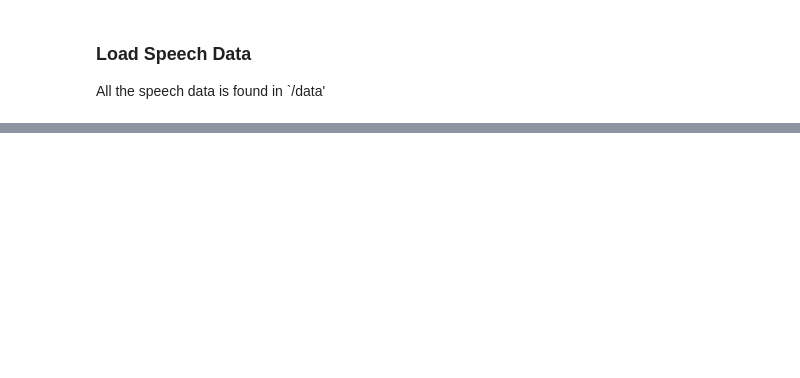
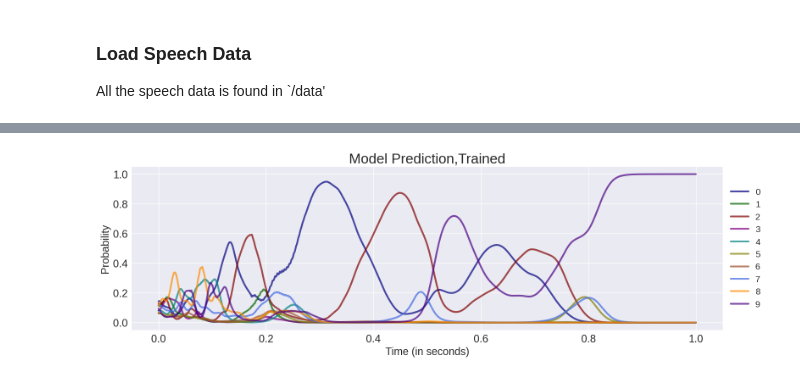
Before and after one commit to ganning127/imamlab-neural-oscillators, a Jupyter notebook: tutorial.ipynb, the cells around one changed output, grey strips where cells are left out. Drawn from its saved outputs; the diff is of its cells as text; code cells hidden in the pictures; blank space fills up the shorter version.

```diff
--- a/tutorial.ipynb
+++ b/tutorial.ipynb
@@ -51,10 +88,10 @@ audio_path = "./data/0_60_25.wav"
 # %%
-def load_speech(path):
+def load_speech(path, data_params):
 
     #load raw data
     audio, sample_rate = torchaudio.load(path)
 
-    target_length = 48000
+    target_length = data_params["batch_length"] #48000
     current_length = audio.shape[1]
 
     padding = torch.zeros((audio.shape[0], target_length - current_length))
@@ -62,8 +99,8 @@ def load_speech(path):
 
 
     #downsample to 8kHz
-    original_sampling_rate = 48000
-    new_sampling_rate = 8000
+    original_sampling_rate = data_params["original_sampling_rate"]
+    new_sampling_rate = data_params["downsample_length"]
 
     transform = torchaudio.transforms.Resample(orig_freq=original_sampling_rate,
                                             new_freq=new_sampling_rate)
@@ -78,6 +115,6 @@ def load_speech(path):
 
     return new_signal, new_sampling_rate
 # %%
-new_signal, new_sampling_rate = load_speech(audio_path)
+new_signal, new_sampling_rate = load_speech(audio_path, data_params)
 # %%
 Audio(data=new_signal, rate=new_sampling_rate)
@@ -225,18 +303,19 @@ plt.show()
 #Feed the Model Speech!
 
 #format input
-new_signal = new_signal.reshape(1, 1, 8000)
+new_signal = new_signal.reshape(1, 1, data_params["final_sample_length"])  #8000
 new_signal = new_signal.permute(2, 0, 1)
 input_signal = new_signal
 
 
-save_output, save_hy, save_hz, save_activation = trained_model(input_signal)
+save_output_trained, save_hy_trained, save_hz_trained, save_activation_trained = trained_model(input_signal)
+save_output_untrained, save_hy_untrained, save_hz_untrained, save_activation_untrained = untrained_model(input_signal)
 # %%
 #What does the model think?
 
-def plot_response(signal, output, axes):
+def plot_response(signal, output, title_name, axes):
 
-    SAMPLING_FREQUENCY = 8000
+    SAMPLING_FREQUENCY = data_params["final_sample_length"]
     TIME=1
 
     input = signal[:,0,0]
@@ -266,7 +345,7 @@ def plot_response(signal, output, axes):
 
 
     #set axes
-    title = "Model Prediction"
+    title = "Model Prediction" + "," + title_name
     axes.set_title(title, fontsize=24)
 
     axes.set_xlabel("Time (in seconds)", fontsize=18)
@@ -281,6 +360,9 @@ def plot_response(signal, output, axes):
 # %%
 fig, axes = plt.subplots(1, 1, figsize=(18,5))
 
 plot_response(signal=input_signal,
-            output=save_output,
+            output=save_output_trained,
+            title_name="Trained",
             axes = axes)
+# %% [output]
+[figure, added]
```
Also changed, not shown: parts of 18 cells of this notebook, 8 other files.
